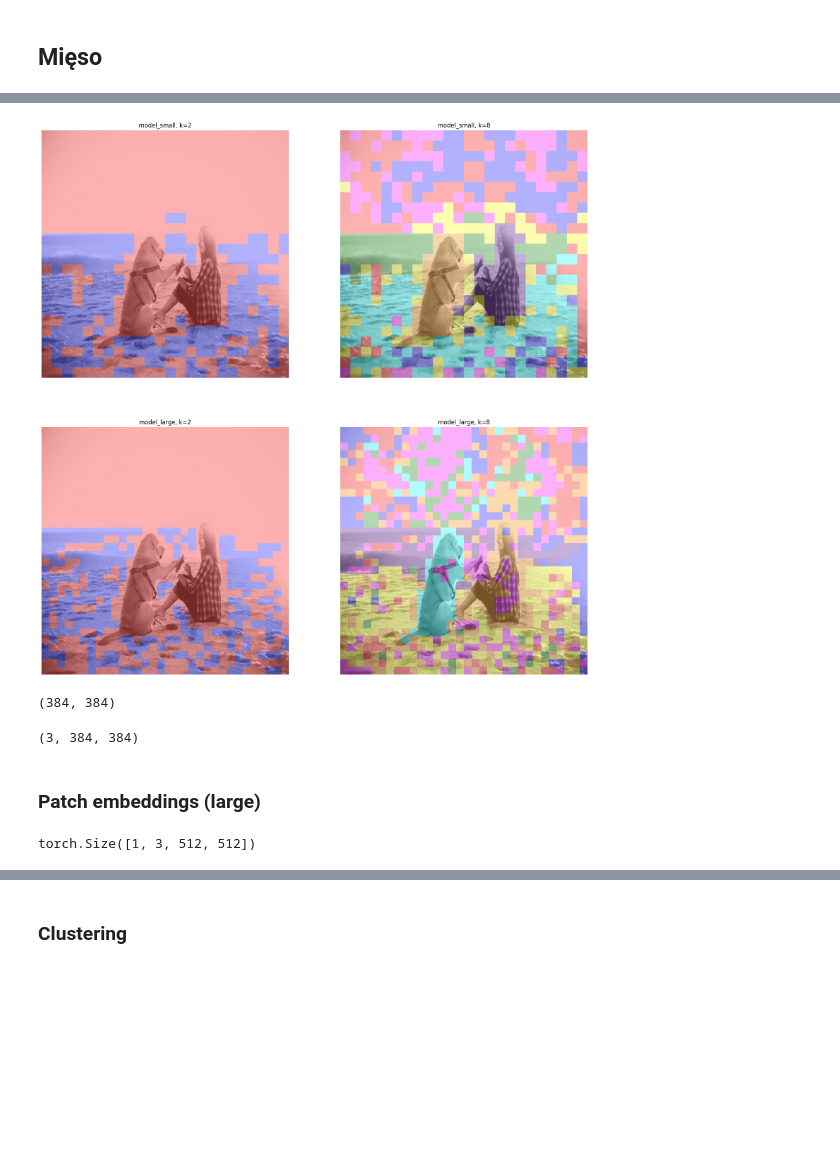
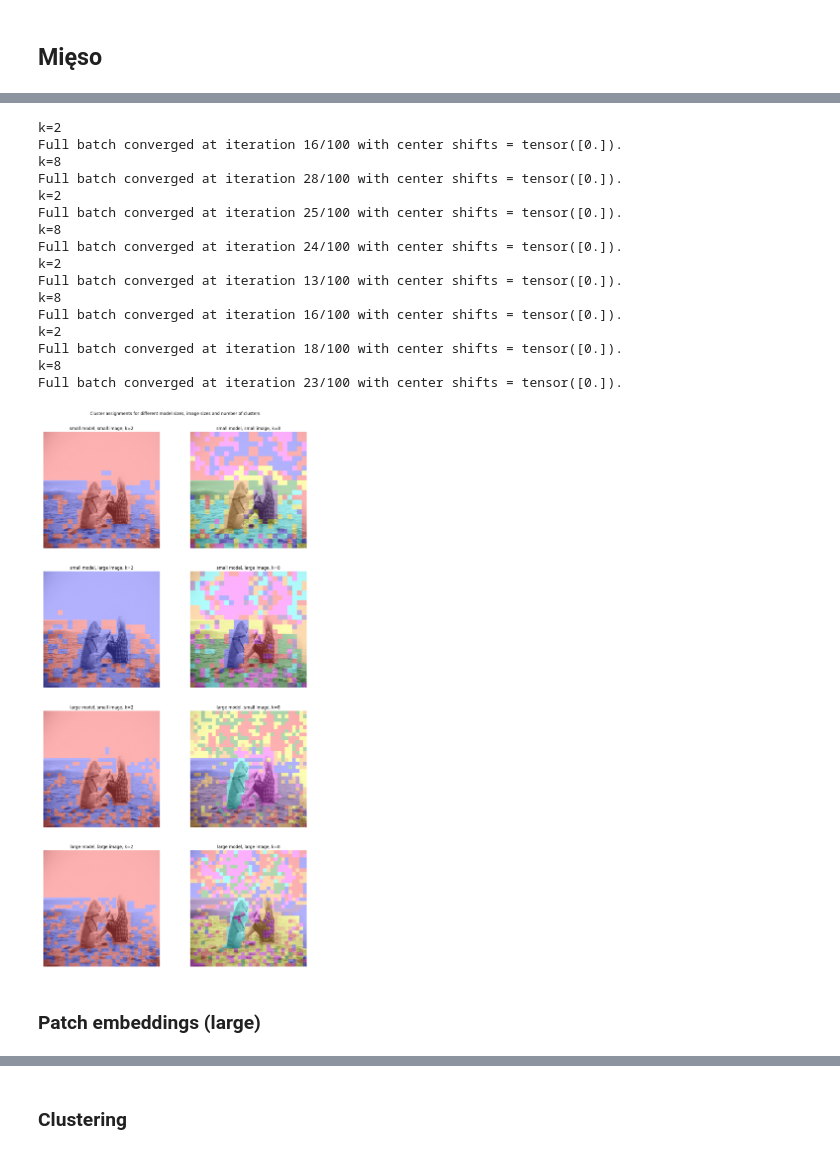
Before and after one commit to madziejm/self-guided-open-vocabulary-segmentation, a Jupyter notebook: playground.ipynb, the cells around one changed output, grey strips where cells are left out. Saved outputs shown, nothing was run; the diff lists cells and outputs as text; code cells hidden in the pictures; blank space fills up the shorter version.

```diff
--- a/playground.ipynb
+++ b/playground.ipynb
@@ -208,28 +211,14 @@ tensor([[0, 3, 0, 0, 3, 1, 3, 3, 3, 3, 1, 1, 0, 0, 1, 1, 1, 3, 3, 3, 3, 1, 0, 0,
 # %%
-def visualize_clusters(pixel_cluster_assignments: Dict[str, torch.Tensor]):
-    # original_normalization = transforms.Normalize((0.48145466, 0.4578275, 0.40821073), (0.26862954, 0.26130258, 0.27577711))
-    # denormalize = transforms.Normalize((0.48145466, 0.4578275, 0.40821073), (0.26862954, 0.26130258, 0.27577711))
+def visualize_clusters(pixel_cluster_assignments: Dict[str, Tuple[torch.Tensor, torch.Tensor]]):
+    plot_nrow = math.ceil(len(pixel_cluster_assignments) / 2)
+    plot_size = 7
+    plt.figure(figsize=(plot_size * 2, plot_size * plot_nrow))
 
-    # fig, axs = plt.subplots(
-    #     math.ceil(len(pixel_cluster_assignments) / 2),
-    #     2,
-    #     # figsize=(10, 10) if len(pixel_cluster_assignments) > 1 else (5, 5)
-    # )
+    plt.title("Cluster assignments for different model sizes, image sizes and number of clusters", pad=(plot_size * 7))
+    plt.axis('off')
 
-    # pls.imsize
-    plot_nrow = math.ceil(len(pixel_cluster_assignments) / 2)
-    plot_size = 10
-    plt.figure(figsize=(plot_size * plot_nrow, plot_size * 2))
     for i, (cluster_assignment_title, (input_image, pixel_cluster_assignment)) in enumerate(pixel_cluster_assignments.items()):
-        # print( math.ceil(len(pixel_cluster_assignments) / 2))
-        # print(i)
-        # print(axs)
-        # print(len)
-
-        # print(pixel_cluster_assignment.shape)
-        # print(original_image.shape)
-
-        # we can't do this once, as images don't have uniform size
+        # we can't do this once, as the image sizes are not uniform
         mean = torch.tensor((0.48145466, 0.4578275, 0.40821073))
         std = torch.tensor((0.26862954, 0.26130258, 0.27577711))
         denormalize = transforms.Normalize(
@@ -242,40 +231,38 @@ def visualize_clusters(pixel_cluster_assignments: Dict[str, torch.Tensor]):
         ax = plt.subplot2grid((plot_nrow, 2), (i// 2, i % 2))
         ax.axis('off')
         ax.set_title(cluster_assignment_title)
-        ax.imshow(color.label2rgb(pixel_cluster_assignment.numpy(), original_image, bg_label=666)) # there's no background label
-        # axs[i].set_title(cluster_assignment_title)
-        # axs[i].imshow(color.label2rgb(pixel_cluster_assignment.numpy(), original_image))
-        # axs[i // 2, i % 2].set_title(cluster_assignment_title)
-
-        # plt.title(cluster_assignment_title)
-
-        # io.imshow(color.label2rgb(pixel_cluster_assignment.numpy(), original_image))
+        ax.imshow(color.label2rgb(pixel_cluster_assignment.numpy(), original_image, bg_label=666)) # there's no background label (yet ;))
 
     plt.show()
 # %%
 plot_data = get_kmeans_cluster_assignments(
     {
-        'model_small': (processor_s, model_s),
-        'model_large': (processor_l, model_l),
+        'small model, small image': (processor_s, model_s),
+        'small model, large image': (processor_s, model_l),
+        'large model, small image': (processor_l, model_s),
+        'large model, large image': (processor_l, model_l),
     },
     image,
     ks=(2, 8)
 )
 visualize_clusters(plot_data)
 # %% [output]
+k=2
+Full batch converged at iteration 16/100 with center shifts = tensor([0.]).
+k=8
+Full batch converged at iteration 28/100 with center shifts = tensor([0.]).
+k=2
+Full batch converged at iteration 25/100 with center shifts = tensor([0.]).
+k=8
+Full batch converged at iteration 24/100 with center shifts = tensor([0.]).
+k=2
+Full batch converged at iteration 13/100 with center shifts = tensor([0.]).
+k=8
+Full batch converged at iteration 16/100 with center shifts = tensor([0.]).
+k=2
+Full batch converged at iteration 18/100 with center shifts = tensor([0.]).
+k=8
+Full batch converged at iteration 23/100 with center shifts = tensor([0.]).
-[figure, old version]
+[figure, new version]
-# %%
-upscaled_result.numpy().shape
-# %% [output]
-(384, 384)
-# %%
-inputs['pixel_values'][0].numpy().shape
-# %% [output]
-(3, 384, 384)
 # %% [markdown]
 ### Patch embeddings (large)
-# %%
-inputs = processor_l(image, return_tensors="pt")
-inputs['pixel_values'].shape
-# %% [output]
-torch.Size([1, 3, 512, 512])
```
Also changed, not shown: parts of 15 cells of this notebook.
